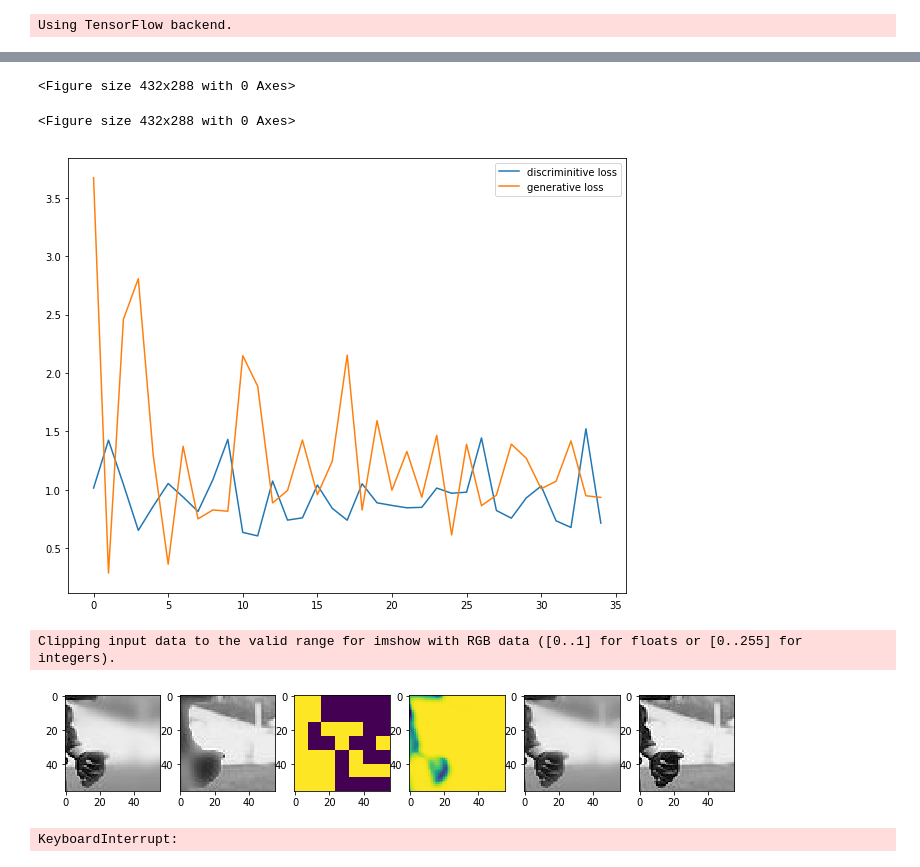
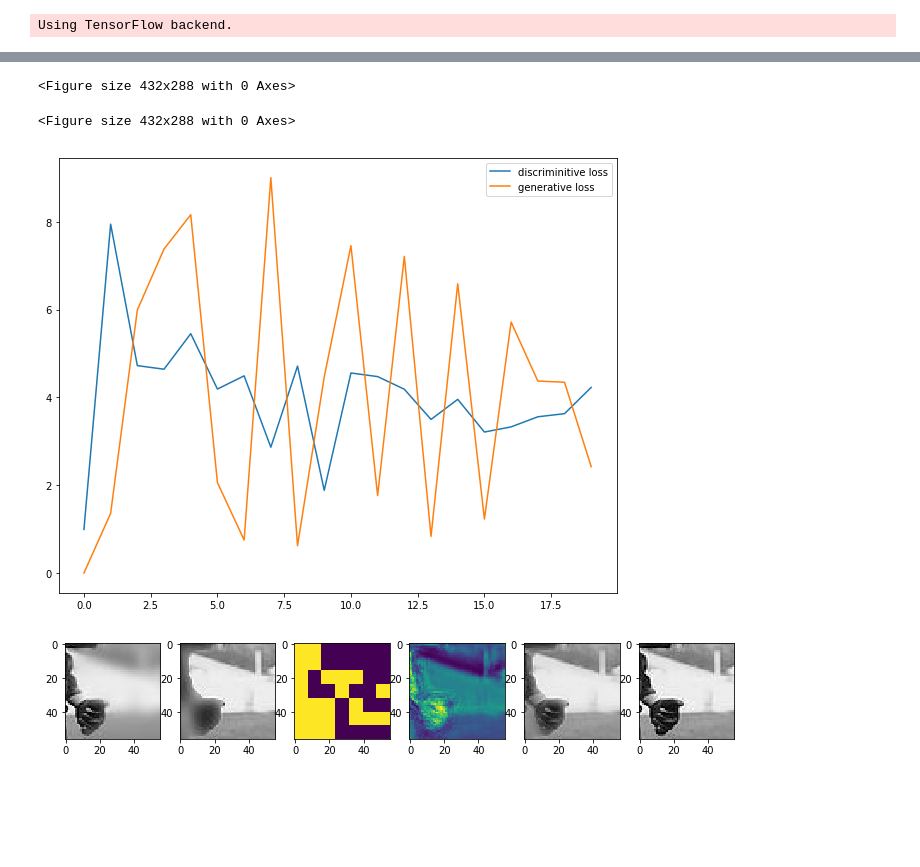
Before and after one commit to cianhwang/FusionNet, a Jupyter notebook: fusionnet.ipynb, the cells around one changed output, grey strips where cells are left out. Saved outputs shown, nothing was run; the diff lists cells and outputs as text; code cells hidden in the pictures; blank space fills up the shorter version.

```diff
--- a/fusionnet.ipynb
+++ b/fusionnet.ipynb
@@ -10,6 +10,7 @@ import numpy as np
 from sklearn.model_selection import train_test_split
 from keras.optimizers import Adam
 _optimizer = Adam(0.0002, 0.5)
+_optimizer2 = Adam(0.001, 0.9)
 from keras import losses
 
 # from tensorflow.keras import layers
@@ -45,6 +51,4 @@ x_train1, x_test1, x_train2, x_test2, y_train, y_test, mask_train, mask_test = t
 # %%
-# input size: Nonex48x48x3
-# output size: Nonex36x36x16
 def pre_convblock(x):
     y = layers.Conv2D(filters = 16, kernel_size = (5, 5), padding = "valid",
                      kernel_initializer = keras.initializers.RandomNormal(stddev=0.02))(x)
@@ -54,7 +58,7 @@ def pre_convblock(x):
                      kernel_initializer = keras.initializers.RandomNormal(stddev=0.02))(y)
     y = layers.BatchNormalization(momentum = 0.9, epsilon=1e-5)(y)
     y = layers.ReLU()(y)
-    y = layers.Conv2D(filters = 16, kernel_size = (5, 5), padding = "valid",
+    y = layers.Conv2D(filters = 32, kernel_size = (5, 5), padding = "valid",
                      kernel_initializer = keras.initializers.RandomNormal(stddev=0.02))(y)
     y = layers.BatchNormalization(momentum = 0.9, epsilon=1e-5)(y)
     y = layers.ReLU()(y)
@@ -135,6 +132,7 @@ ________________________________________________________________________________
 '''tv_loss: designed constraint on mask. WORKS NOT WELL.'''
 
 def tv_loss(y_true, y_pred):
+    lambda_mse = 1
     #mapping = tf.cast(y_pred > 0.5, y_pred.dtype)
     #loss = tf.reduce_mean(tf.image.total_variation(mapping))
 
@@ -142,6 +140,6 @@ def tv_loss(y_true, y_pred):
 #     sigma = 0.2
 #     mu = 0.5
 #     mapping = tf.exp(-0.5*tf.square((y_pred - mu)/sigma))
-    mapping = tf.square(y_pred)*tf.square(y_pred-1)/(tf.square(y_pred-0.5)+0.25)
-    loss = tf.reduce_mean(mapping)
+    mapping = tf.square(y_pred+1)*tf.square(y_pred-1)/(tf.square(y_pred)+1)
+    loss = (1-lambda_mse)*tf.reduce_mean(mapping) + lambda_mse*tf.reduce_mean(tf.square(y_true-y_pred))
     return loss
@@ -190,12 +187,14 @@ def dis_block(x, _filters, _strides, bn = True):
 # %%
 def disnet(x):
     y = dis_block(x, 32, (2, 2), bn = False)
-    y = dis_block(y, 64, (1, 1))
-    y = dis_block(y, 64, (2, 2))
-    y = dis_block(y, 128, (1, 1))
     y = dis_block(y, 128, (2, 2))
-    #y = dis_block(y, 256, (2, 2))
+    y = dis_block(y, 128, (2, 2))
+    #y = dis_block(y, 128, (1, 1))
+    #y = dis_block(y, 128, (2, 2))
+    #y = dis_block(y, 256, (1, 1))
     y = layers.Flatten()(y)
+    y = layers.Dense(256,
+                    kernel_initializer = keras.initializers.RandomNormal(stddev=0.02))(y)
     y = layers.Dense(1, activation='sigmoid')(y)
     return y
 # %%
@@ -283,22 +315,21 @@ def plot_loss(losses):
 # %%
 epoch = 100
-batchSize = 16
+batchSize = 64
 losses = {"d":[], "g":[]}
 for e in tqdm(range(epoch)):
-    for i in range(5):
-        rand_idx = np.random.randint(0, x_train1.shape[0], size = batchSize)
-        img_batch1 = x_train1[rand_idx, :, :, :]
-        img_batch2 = x_train2[rand_idx, :, :, :]
-        mask_batch = mask_train[rand_idx, :, :, :]
-        y_batch = y_train[np.random.randint(0, y_train.shape[0], size = batchSize), :, :, :]
-        img_fake = generator.predict([img_batch1, img_batch2])[0]
-        img_valid = y_batch
-        dis_input = np.concatenate((img_fake, img_valid), axis = 0)
-        label = np.append(np.zeros((batchSize, )), np.ones((batchSize, )))
+    rand_idx = np.random.randint(0, x_train1.shape[0], size = batchSize)
+    img_batch1 = x_train1[rand_idx, :, :, :]
+    img_batch2 = x_train2[rand_idx, :, :, :]
+    mask_batch = mask_train[rand_idx, :, :, :]
+    y_batch = y_train[np.random.randint(0, y_train.shape[0], size = batchSize), :, :, :]
+    img_fake = generator.predict([img_batch1, img_batch2])[0]
+    img_valid = y_batch
+    dis_input = np.concatenate((img_fake, img_valid), axis = 0)
+    label = np.append(np.zeros((batchSize, )), np.ones((batchSize, )))
 
-        discriminator.trainable = True
-        discriminator.compile(loss='binary_crossentropy', optimizer=_optimizer)
-        d_loss = discriminator.train_on_batch(dis_input, label)
+    discriminator.trainable = True
+    discriminator.compile(loss='binary_crossentropy', optimizer=_optimizer2)
+    d_loss = discriminator.train_on_batch(dis_input, label)
     losses["d"].append(d_loss)
 
     gan_label = np.ones((batchSize,))
@@ -307,41 +338,39 @@ for e in tqdm(range(epoch)):
 
     g_loss = gan.train_on_batch([img_batch1, img_batch2], [gan_label, mask_batch])
     losses["g"].append(g_loss[1])
 
     if e % 5 == 4:
         plot_loss(losses)
 
         imgIdx = 33
         prediction = generator.predict([x1[imgIdx:imgIdx+1, :, :, :], x2[imgIdx:imgIdx+1, :, :, :]])[0]
         #ssim = SSIM(y[imgIdx, :, :, :], prediction[0, :, :, :], data_range=prediction[0, :, :, :].max() - prediction[0, :, :, :].min(), multichannel=True)
         #print(ssim)
 
         get_layer_output = K.function([generator.layers[0].input, generator.layers[1].input],
                                           [generator.layers[-2].output])
 
         layer_output = np.array(get_layer_output([x1[imgIdx:imgIdx+1, :, :, :], x2[imgIdx:imgIdx+1, :, :, :]])[0])
 
         fig=plt.figure(figsize=(12, 12))
         columns = 6
         rows = 1
         fig.add_subplot(rows, columns, 1)
-        plt.imshow(x1[imgIdx, 8:-8, 8:-8, :])
+        plt.imshow((x1[imgIdx, 8:-8, 8:-8, :]+1)/2)
         fig.add_subplot(rows, columns, 2)
-        plt.imshow(x2[imgIdx, 8:-8, 8:-8, :])
+        plt.imshow((x2[imgIdx, 8:-8, 8:-8, :]+1)/2)
         fig.add_subplot(rows, columns, 3)
-        plt.imshow(mask[imgIdx, :, :, 0])
+        plt.imshow((mask[imgIdx, :, :, 0]+1)/2)
         fig.add_subplot(rows, columns, 4)
-        plt.imshow(layer_output[0, :, :, 0])
+        plt.imshow((layer_output[0, :, :, 0]+1)/2)
         fig.add_subplot(rows, columns, 5)
-        plt.imshow(prediction[0, :, :, :])
+        plt.imshow((prediction[0, :, :, :]+1)/2)
         fig.add_subplot(rows, columns, 6)
-        plt.imshow(y[imgIdx, :, :, :])
+        plt.imshow((y[imgIdx, :, :, :]+1)/2)
         plt.show()
-        fig.savefig(dataPath+"results/updategan_ep{}.png".format(e))
+       # fig.savefig(dataPath+"results/updategan_ep{}.png".format(e))
 # %% [output]
 <Figure size 432x288 with 0 Axes>
 <Figure size 432x288 with 0 Axes>
-[figure, old version]
+[figure, new version]
-Clipping input data to the valid range for imshow with RGB data ([0..1] for floats or [0..255] for integers).
-[figure, old version]
+[figure, new version]
-KeyboardInterrupt:
```
Also changed, not shown: parts of 18 cells of this notebook.
